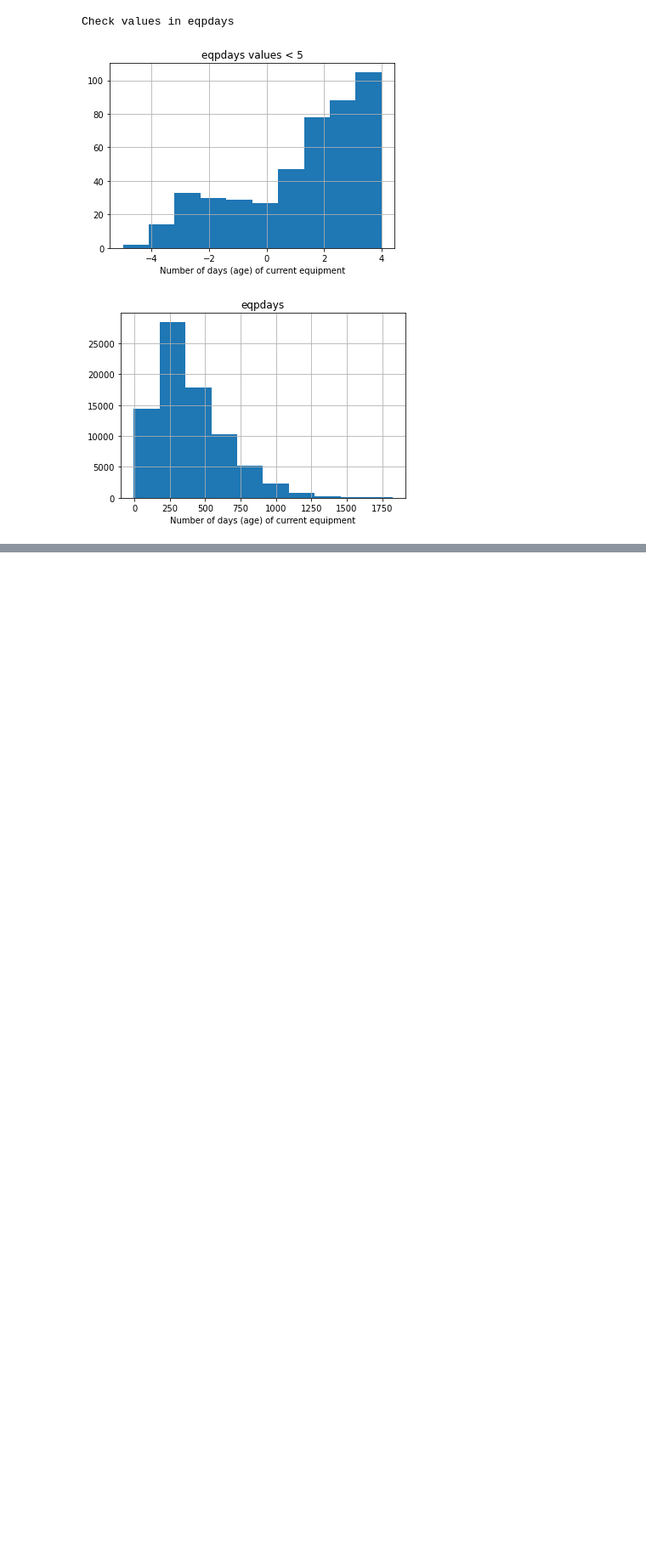
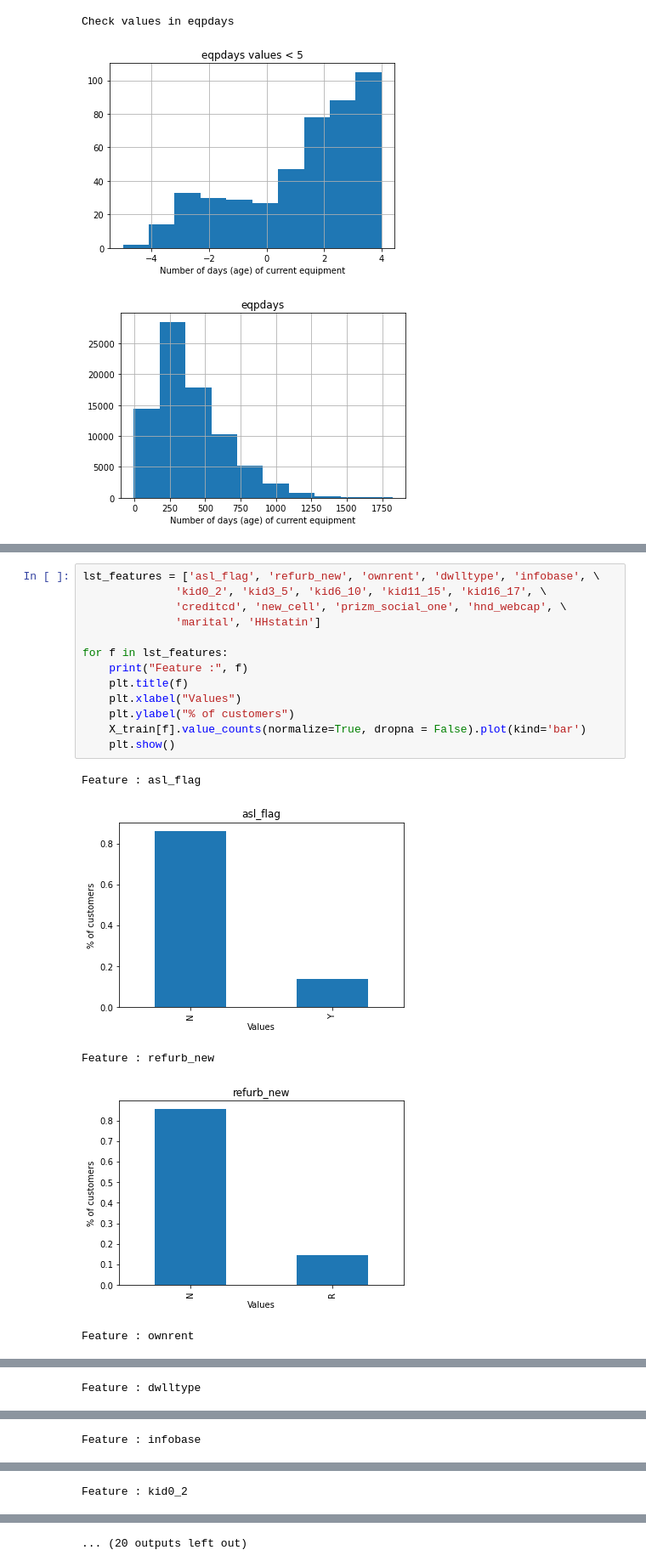
Before and after one commit to ravipatel7003/Customer_Churn, a Jupyter notebook: Churn Prediction.ipynb, the cells around one changed output, grey strips where cells are left out. Shown at 85% size. Drawn from its saved outputs; the diff is of its cells as text; blank space fills up the shorter version.

```diff
--- a/Churn Prediction.ipynb
+++ b/Churn Prediction.ipynb
@@ -277,0 +308,19 @@ Check values in eqpdays
+# %%
+lst_features = ['asl_flag', 'refurb_new', 'ownrent', 'dwlltype', 'infobase', \
+              'kid0_2', 'kid3_5', 'kid6_10', 'kid11_15', 'kid16_17', \
+              'creditcd', 'new_cell', 'prizm_social_one', 'hnd_webcap', \
+              'marital', 'HHstatin']
+
+for f in lst_features:
+    print("Feature :", f)
+    plt.title(f)
+    plt.xlabel("Values")
+    plt.ylabel("% of customers")
+    X_train[f].value_counts(normalize=True, dropna = False).plot(kind='bar')
+    plt.show()
+# %% [output]
+Feature : asl_flag
+[figure, added]
+Feature : refurb_new
+[figure, added]
+Feature : ownrent
@@ -277,0 +328 @@ Check values in eqpdays
+Feature : dwlltype
@@ -277,0 +330 @@ Check values in eqpdays
+Feature : infobase
@@ -277,0 +332 @@ Check values in eqpdays
+Feature : kid0_2
@@ -277,0 +334 @@ Check values in eqpdays
+... (20 outputs left out)
```
Also changed, not shown: parts of 9 cells of this notebook.
